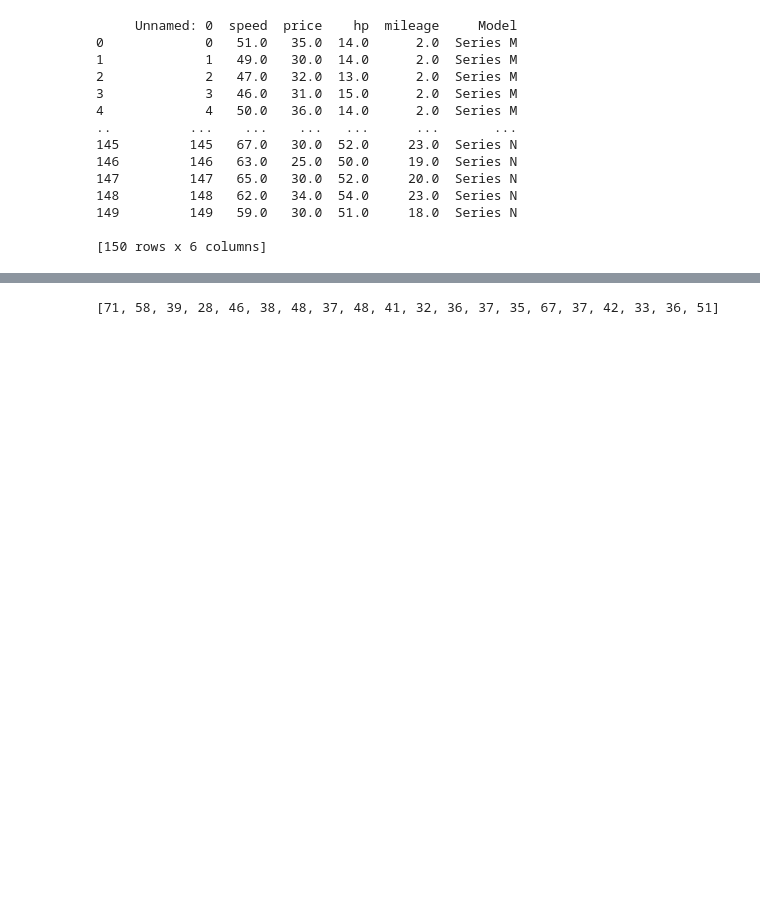
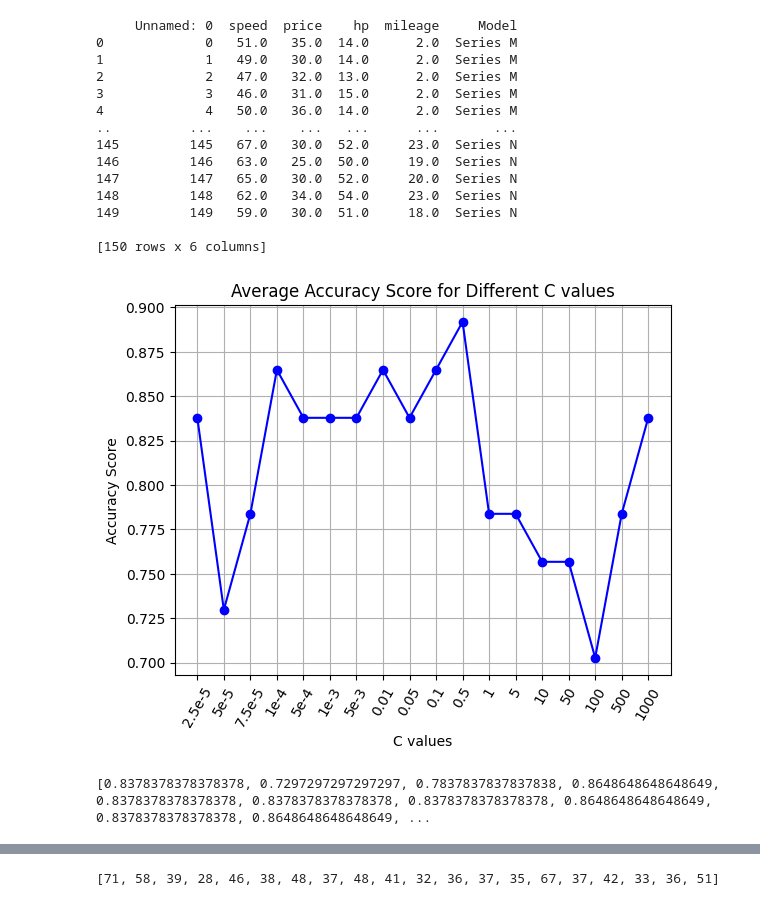
Before and after one commit to Aditya-Y-29/ML-Assignments, a Jupyter notebook: Assignment-2/Task2.ipynb, the cells around one changed output, grey strips where cells are left out. Cells and saved outputs as stored; diff of their text form; code cells hidden in the pictures; blank space fills up the shorter version.

```diff
--- a/Assignment-2/Task2.ipynb
+++ b/Assignment-2/Task2.ipynb
@@ -133,0 +112,8 @@ def condition_function(x, y):
+# %%
+def accuracy_score(y_true, y_pred):
+    correct_count = 0
+    for true_label, pred_label in zip(y_true, y_pred):
+        if true_label == pred_label:
+            correct_count += 1
+    accuracy = correct_count / len(y_true)
+    return accuracy
@@ -133,0 +165,18 @@ def condition_function(x, y):
+# %%
+def plot_c_vs_avg_accuracy_score(c_list, average_accuracy_scores):
+    plt.plot(c_list, average_accuracy_scores, marker='o', linestyle='-', color='blue')
+    plt.xticks(c_list, rotation=60)
+    plt.xlabel('C values')
+    plt.ylabel('Accuracy Score')
+    plt.title('Average Accuracy Score for Different C values')
+    plt.grid()
+    plt.show()
+# %%
+c_list = [0.000025, 0.00005, 0.000075, 0.0001, 0.0005, 0.001, 0.005, 0.01, 0.05, 0.1, 0.5, 1, 5, 10, 50, 100, 500, 1000]
+average_accuracy_scores = get_average_accuracy_score(c_list)
+# %%
+c_values = ['2.5e-5', '5e-5', '7.5e-5', '1e-4', '5e-4', '1e-3', '5e-3', '0.01', '0.05', '0.1', '0.5', '1', '5', '10', '50', '100', '500', '1000']
+plot_c_vs_avg_accuracy_score(c_values, average_accuracy_scores)
+# %% [output]
+[figure, added]
+[0.8378378378378378, 0.7297297297297297, 0.7837837837837838, 0.8648648648648649, 0.8378378378378378, 0.8378378378378378, 0.8378378378378378, 0.8648648648648649, 0.8378378378378378, 0.8648648648648649, ...
```
Also changed, not shown: parts of 24 cells of this notebook.
